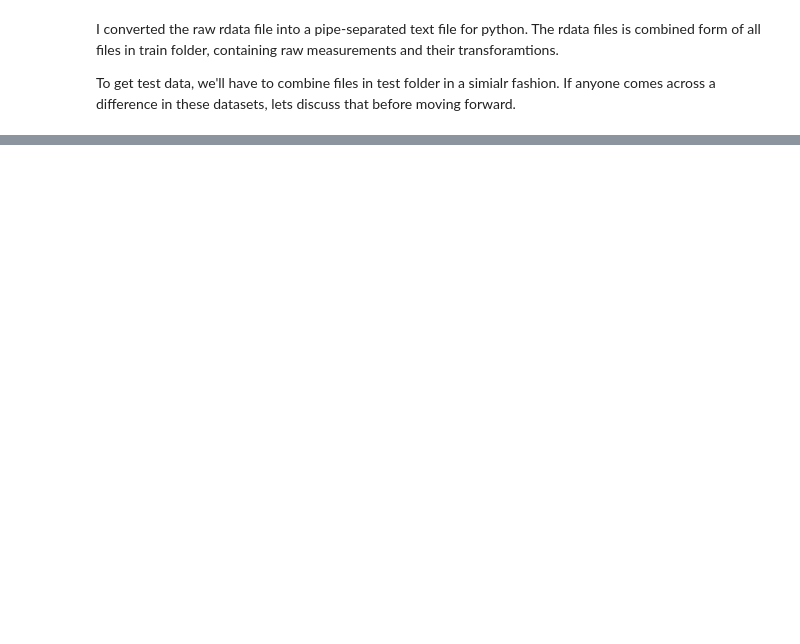
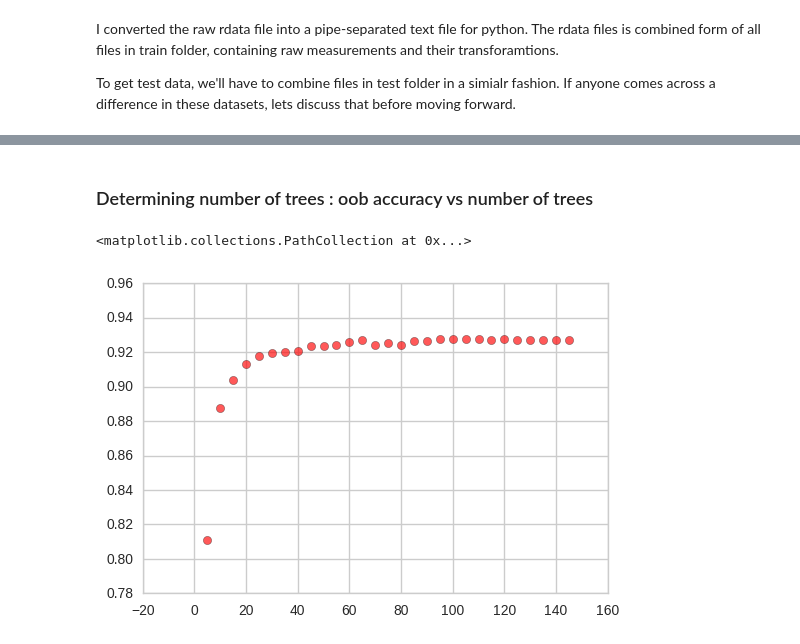
Before and after one commit to nilesh-patil/human-activity-recognition-smartphone-sensors, a Jupyter notebook: code/000. BasicExploration.ipynb, the cells around one changed output, grey strips where cells are left out. Cells and saved outputs as stored; diff of their text form; code cells hidden in the pictures; blank space fills up the shorter version.

```diff
--- a/code/000. BasicExploration.ipynb
+++ b/code/000. BasicExploration.ipynb
@@ -166,0 +131,33 @@ array([[1407,    0,    0,    0,    0,    0],
+# %%
+n_used = 4
+
+cols_model = [col for col in model_vars0.variable[:n_used].values] + [model_vars0.variable[12]]
+# %%
+X = train[cols_model]
+Y = train.activity
+# %%
+ntree_determination = {}
+
+for ntree in range(5,150,5):
+    model = rfc(n_estimators=ntree,
+             random_state=randomState,
+             n_jobs=4,
+             warm_start=False,
+             oob_score=True)
+    model = model.fit(X, Y)
+    ntree_determination[ntree]=model.oob_score_
+# %% [markdown]
+### Determining number of trees : oob accuracy vs number of trees
+# %%
+ntree_determination = pd.DataFrame.from_dict(ntree_determination,orient='index')
+ntree_determination['ntree'] = ntree_determination.index
+ntree_determination.columns=['oobScore','ntree']
+# %%
+sns.plt.figure(figsize=(6,4),)
+
+sns.plt.scatter(x='ntree',y='oobScore',
+                s=35,c='red',alpha=0.65,
+                data=ntree_determination)
+# %% [output]
+<matplotlib.collections.PathCollection at 0x...>
+[figure, added]
```
Also changed, not shown: parts of 47 cells of this notebook, 2 other files.
